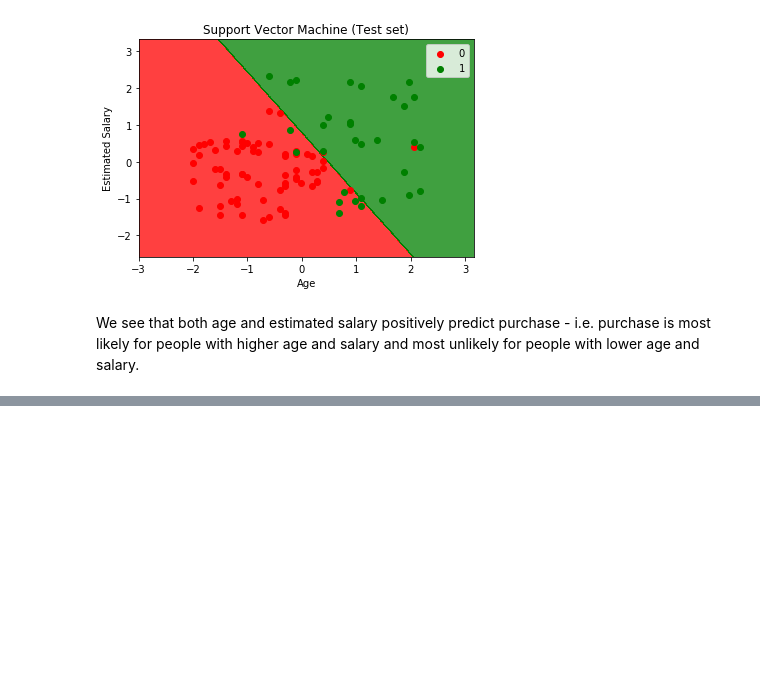
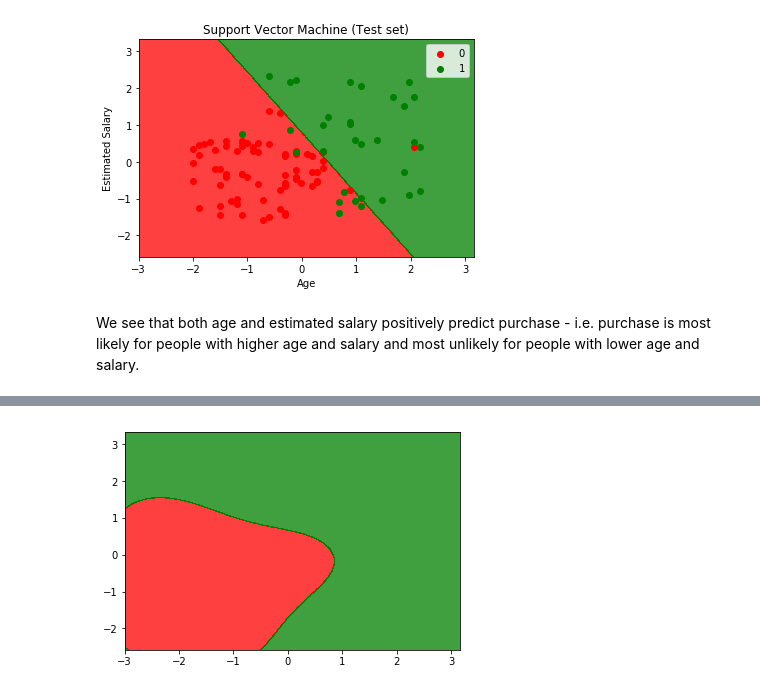
Before and after one commit to KarimaCha/nf_support_vector_machines, a Jupyter notebook: Support_Vector_Machines_Codealong_Karima.ipynb, the cells around one changed output, grey strips where cells are left out. Cells and saved outputs as stored; diff of their text form; code cells hidden in the pictures; blank space fills up the shorter version.

```diff
--- a/Support_Vector_Machines_Codealong_Karima.ipynb
+++ b/Support_Vector_Machines_Codealong_Karima.ipynb
@@ -214,0 +275,12 @@ We see that both age and estimated salary positively predict purchase - i.e. pur
+# %%
+# this plots the prediction from the classifier for each Age/Salary point on the grid:
+#  - green area = predicted purchase (1)
+#  - red area = predicted non-purchase(0)
+
+plt.contourf(X1, X2, classifier.predict(np.array([X1.ravel(), X2.ravel()]).T).reshape(X1.shape),
+             alpha = 0.75, cmap = ListedColormap(('red', 'green')));
+
+#plt.xlim(X1.min(), X1.max())
+#plt.ylim(X2.min(), X2.max());
+# %% [output]
+[figure, added]
```
Also changed, not shown: parts of 11 cells of this notebook, 3 other files.
